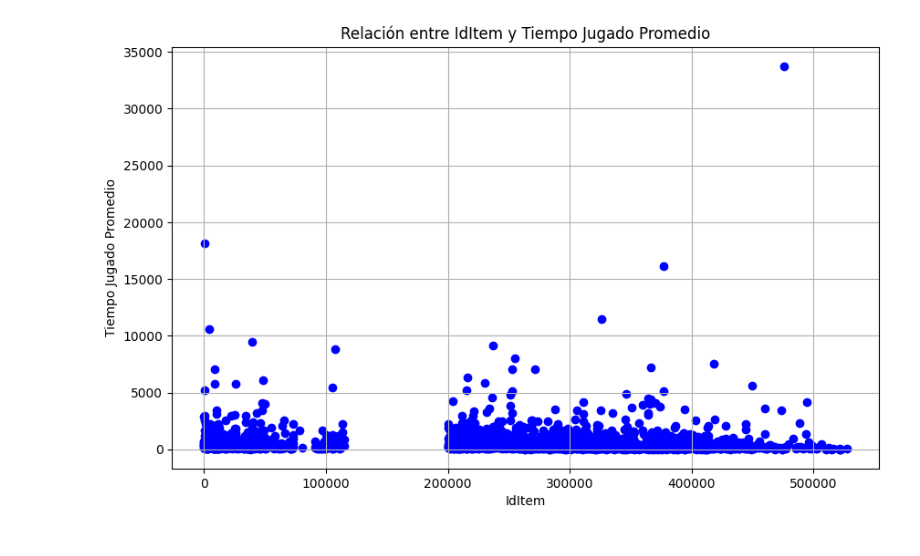
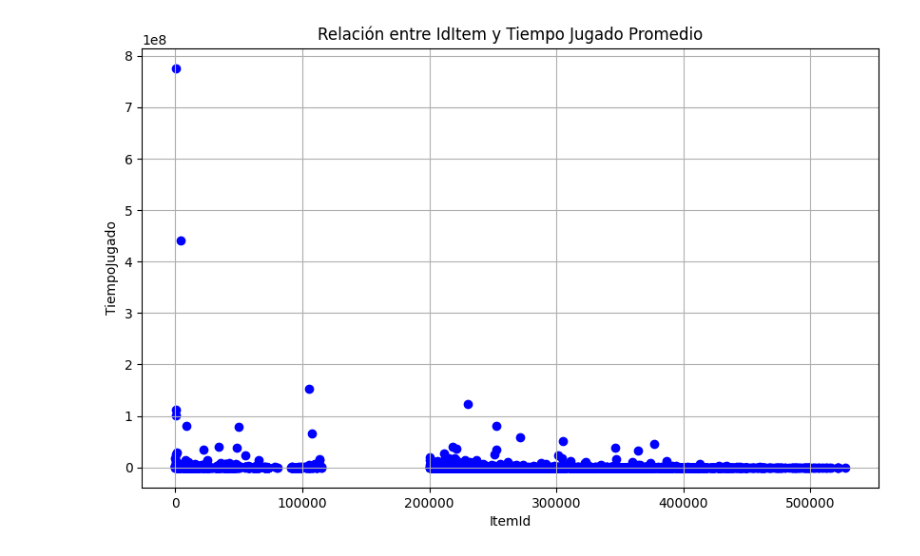
Before and after one commit to AngelMariscal01/P1, a Jupyter notebook: ETL-EDA/EDA.ipynb, the cells around one changed output. Saved outputs shown, nothing was run; the diff lists cells and outputs as text; code cells hidden in the pictures.

```diff
--- a/ETL-EDA/EDA.ipynb
+++ b/ETL-EDA/EDA.ipynb
@@ -8,3 +11,5 @@ dfEs = pd.read_csv('ETL_ESPECIFICACIONES.csv')
+# %%
+df = pd.read_parquet('../data/ETL.parquet')
 # %%
 df.columns.values
 # %% [output]
@@ -63,14 +82,14 @@ plt.show()
 # %%
-dfEt_Tiempo_Item = df.iloc[:,:2]
+dfEt_Tiempo_Item = df[['ItemId', 'TiempoJugado']]
 dfEt_Tiempo_Item = dfEt_Tiempo_Item.drop_duplicates()
-id_items = dfEt_Tiempo_Item["IdItem"]
-tiempo_jugado_promedio = dfEt_Tiempo_Item["Tiempo_Jugado_Promedio"]
+id_items = dfEt_Tiempo_Item["ItemId"]
+tiempo_jugado_promedio = dfEt_Tiempo_Item["TiempoJugado"]
 plt.figure(figsize=(10, 6))
 plt.scatter(id_items, tiempo_jugado_promedio, color='blue')
 plt.title('Relación entre IdItem y Tiempo Jugado Promedio')
-plt.xlabel('IdItem')
-plt.ylabel('Tiempo Jugado Promedio')
+plt.xlabel('ItemId')
+plt.ylabel('TiempoJugado')
 plt.grid(True)
 plt.show()
 # %% [output]
-[figure, old version]
+[figure, new version]
```
Also changed, not shown: parts of 22 cells of this notebook, 7 other files.
